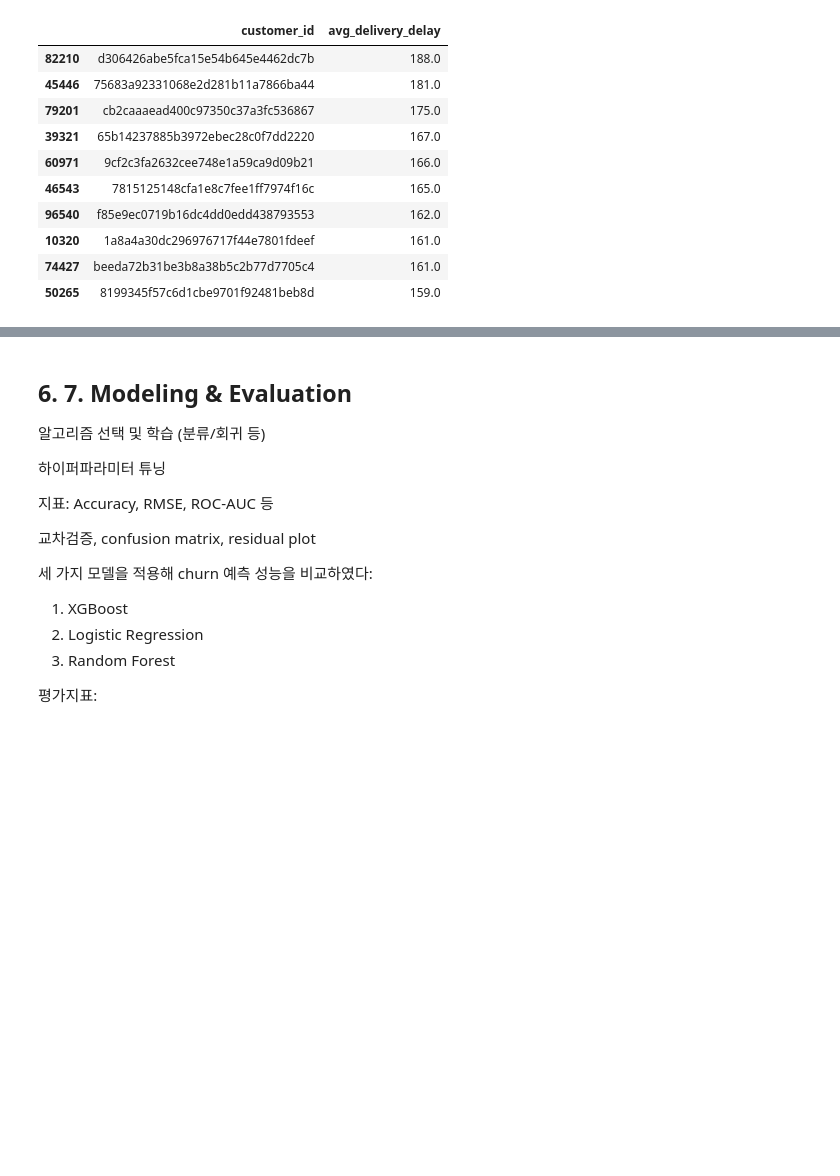
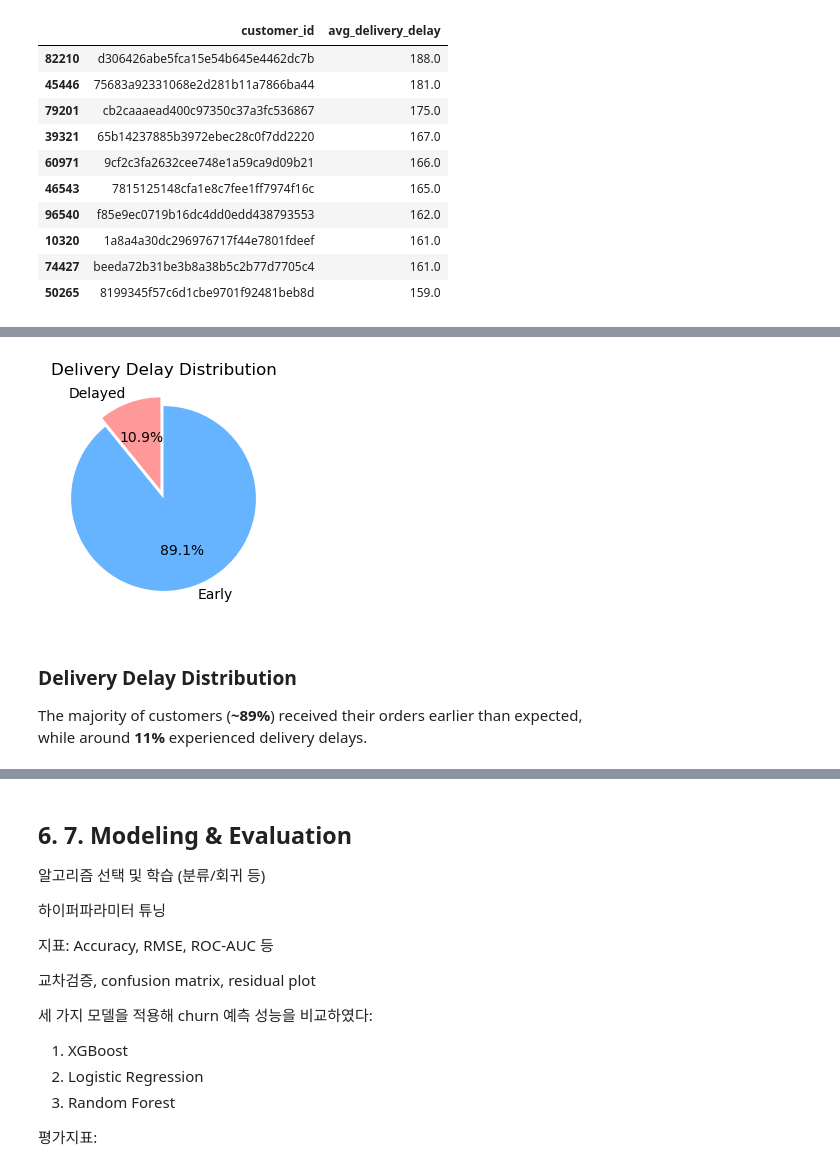
Before and after one commit to jameshan54/churn-prediction, a Jupyter notebook: notebooks/churn_prediction.ipynb, the cells around one changed output, grey strips where cells are left out. Cells and saved outputs as stored; diff of their text form; code cells hidden in the pictures; blank space fills up the shorter version.

```diff
--- a/notebooks/churn_prediction.ipynb
+++ b/notebooks/churn_prediction.ipynb
@@ -156 +161,24 @@ print(group_summary)
+# %%
+import matplotlib.pyplot as plt
+
+# Pie chart data
+labels = group_summary['delay_group']
+sizes = group_summary['customer_count']
+
+colors = ['#ff9999', '#66b3ff']
+explode = (0.1, 0)  # Highlight the first group (Delayed)
+
+# Draw pie chart
+plt.figure(figsize=(3,3))
+plt.pie(sizes, labels=labels, autopct='%1.1f%%', startangle=90,
+        colors=colors, explode=explode)
+plt.title("Delivery Delay Distribution")
+plt.show()
+# %% [output]
+[figure, added]
+# %% [markdown]
+### Delivery Delay Distribution
+
+The majority of customers (**~89%**) received their orders earlier than expected,
+while around **11%** experienced delivery delays.
 # %%
```
Also changed, not shown: parts of 11 cells of this notebook.
